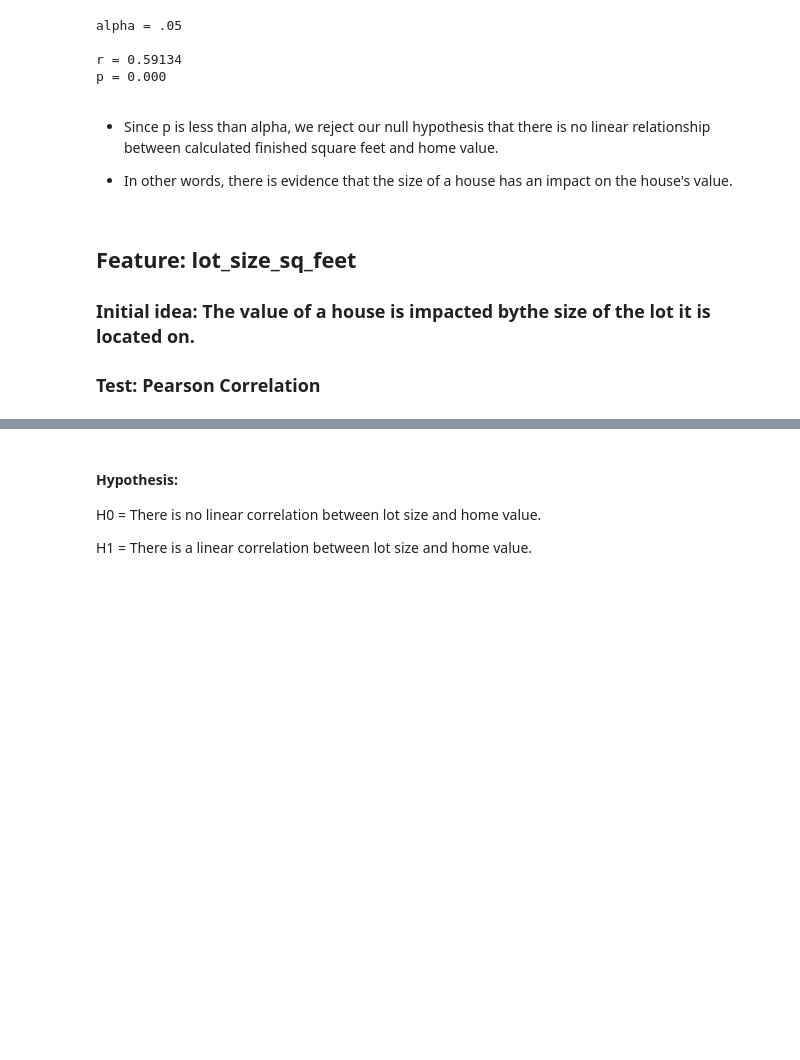
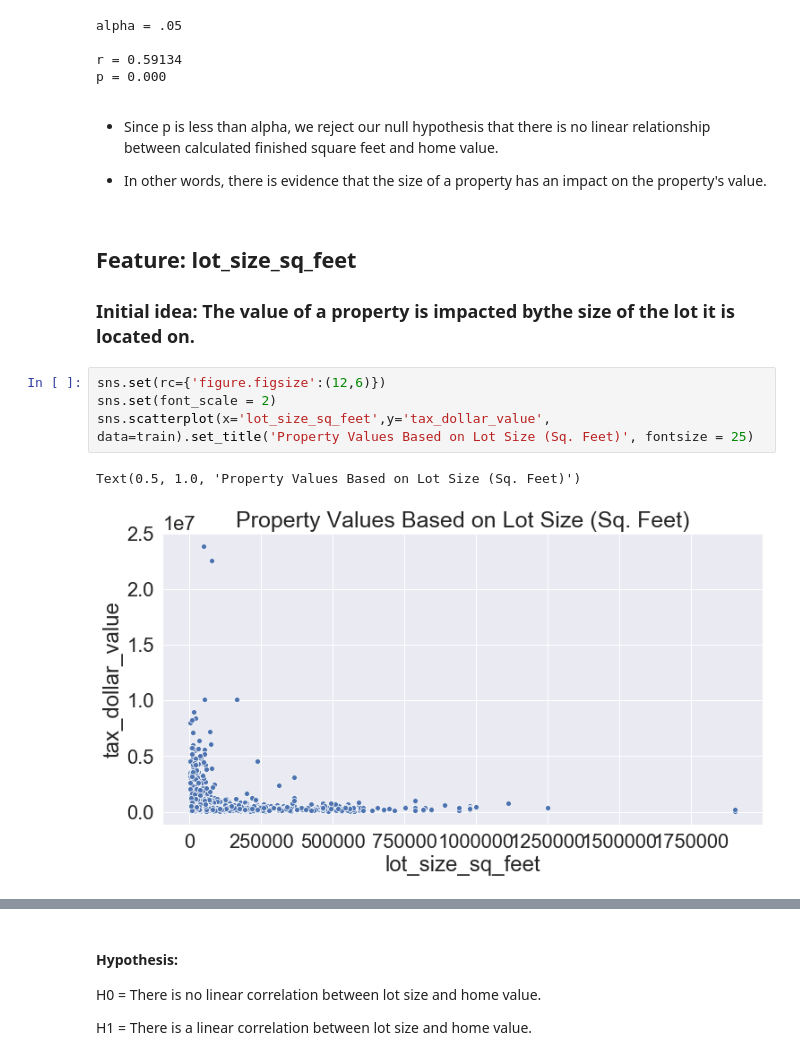
Before and after one commit to Zillow-sam-and-matt/Zillow, a Jupyter notebook: zillow_project_main_notebook.ipynb, the cells around one changed output, grey strips where cells are left out. Drawn from its saved outputs; the diff is of its cells as text; blank space fills up the shorter version.

```diff
--- a/zillow_project_main_notebook.ipynb
+++ b/zillow_project_main_notebook.ipynb
@@ -340,10 +354,15 @@ p = 0.000
 # %% [markdown]
 - Since p is less than alpha, we reject our null hypothesis that there is no linear relationship between calculated finished square feet and home value.
 
-- In other words, there is evidence that the size of a house has an impact on the house's value.
+- In other words, there is evidence that the size of a property has an impact on the property's value.
 # %% [markdown]
 ## Feature: lot_size_sq_feet
 
-### Initial idea: The value of a house is impacted bythe size of the lot it is located on.
-
-### Test: Pearson Correlation
+### Initial idea: The value of a property is impacted bythe size of the lot it is located on.
+# %%
+sns.set(rc={'figure.figsize':(12,6)})
+sns.set(font_scale = 2)
+sns.scatterplot(x='lot_size_sq_feet',y='tax_dollar_value', data=train).set_title('Property Values Based on Lot Size (Sq. Feet)', fontsize = 25)
+# %% [output]
+Text(0.5, 1.0, 'Property Values Based on Lot Size (Sq. Feet)')
+[figure, added]
```
Also changed, not shown: parts of 38 cells of this notebook.
